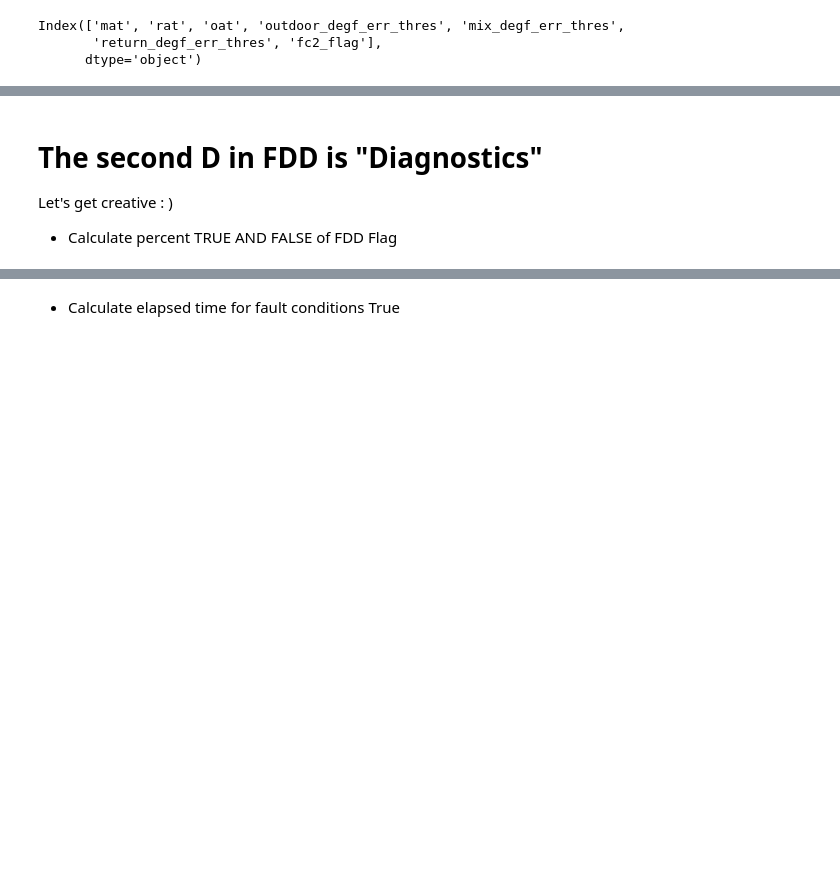
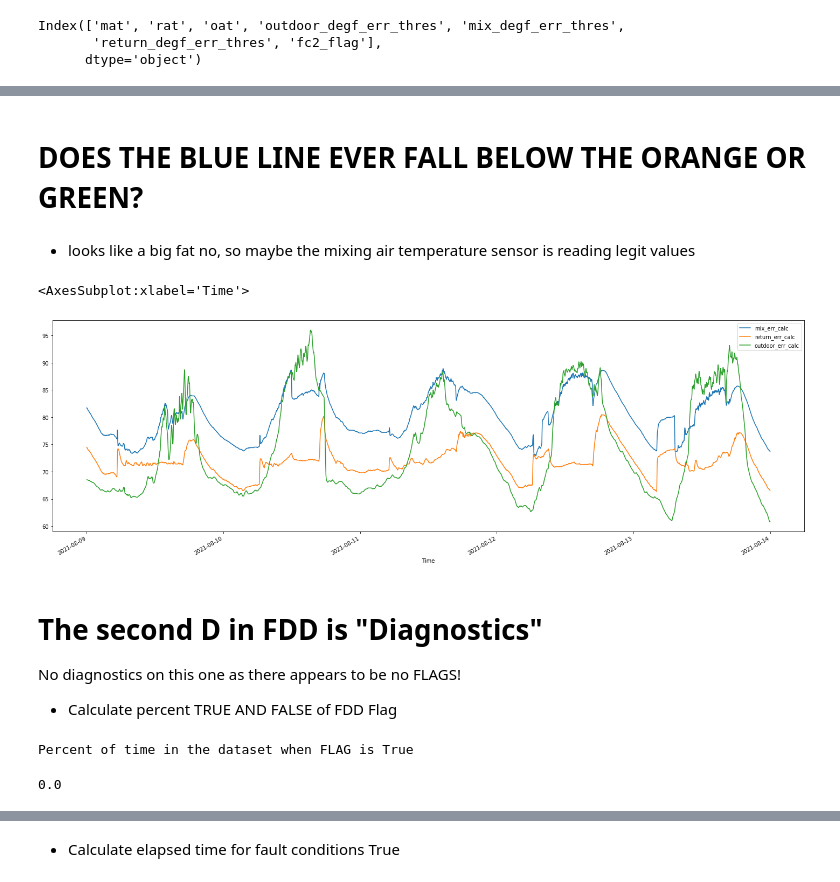
Before and after one commit to spillz-dxb/my-weekend-fdd-hobby, a Jupyter notebook: fc2_mix_air_temp.ipynb, the cells around one changed output, grey strips where cells are left out. Cells and saved outputs as stored; diff of their text form; code cells hidden in the pictures; blank space fills up the shorter version.

```diff
--- a/fc2_mix_air_temp.ipynb
+++ b/fc2_mix_air_temp.ipynb
@@ -130,5 +126,8 @@ rtu_temps_avg.columns
 Index(['mat', 'rat', 'oat', 'outdoor_degf_err_thres', 'mix_degf_err_thres',
        'return_degf_err_thres'],
       dtype='object')
+# %%
+# Create a debug dataframe for later
+rtu_temps_debug =  rtu_temps_avg.copy()
 # %% [markdown]
 # Run dataset through the function we created in cell 2 that will attempt to FLAG some faults!
@@ -205,0 +245,11 @@ plt.show()
+# %%
+# use our debug dataframe created earlier
+
+# IS THIS CALC
+rtu_temps_debug['mix_err_calc'] = rtu_temps_debug.mat + rtu_temps_debug.mix_degf_err_thres
+
+# GREATER THAN THE MIN OF THIS CALC!!!!
+rtu_temps_debug['return_err_calc'] = rtu_temps_debug.rat - rtu_temps_debug.return_degf_err_thres
+rtu_temps_debug['outdoor_err_calc'] = rtu_temps_debug.oat - rtu_temps_debug.outdoor_degf_err_thres
+
+rtu_temps_debug.head()
@@ -205,0 +264,9 @@ plt.show()
+# %%
+rtu_temps_debug = rtu_temps_debug.drop(['return_degf_err_thres',
+                                        'outdoor_degf_err_thres',
+                                        'mix_degf_err_thres',
+                                        'oat',
+                                        'mat',
+                                        'rat'],axis=1)
+
+rtu_temps_debug.head()
@@ -206,15 +293,27 @@ plt.show()
+# %% [markdown]
+# DOES THE BLUE LINE EVER FALL BELOW THE ORANGE OR GREEN?
+# %% [markdown]
+* looks like a big fat no, so maybe the mixing air temperature sensor is reading legit values
+# %%
+rtu_temps_debug.plot(figsize=(25,8))
+# %% [output]
+<AxesSubplot:xlabel='Time'>
+[figure, added]
 # %% [markdown]
 # The second D in FDD is "Diagnostics"
 
-Let's get creative : )
+No diagnostics on this one as there appears to be no FLAGS!
 
 * Calculate percent TRUE AND FALSE of FDD Flag
 # %%
-percent_true = fdd_plot.fc1_flag.mean()
+percent_true = rtu_temps_avg.fc2_flag.mean()
 
 print("Percent of time in the dataset when FLAG is True")
 
 percent_true
+# %% [output]
+Percent of time in the dataset when FLAG is True
+0.0
 # %%
 percent_false = 1 - percent_true
 
```
Also changed, not shown: parts of 37 cells of this notebook.
